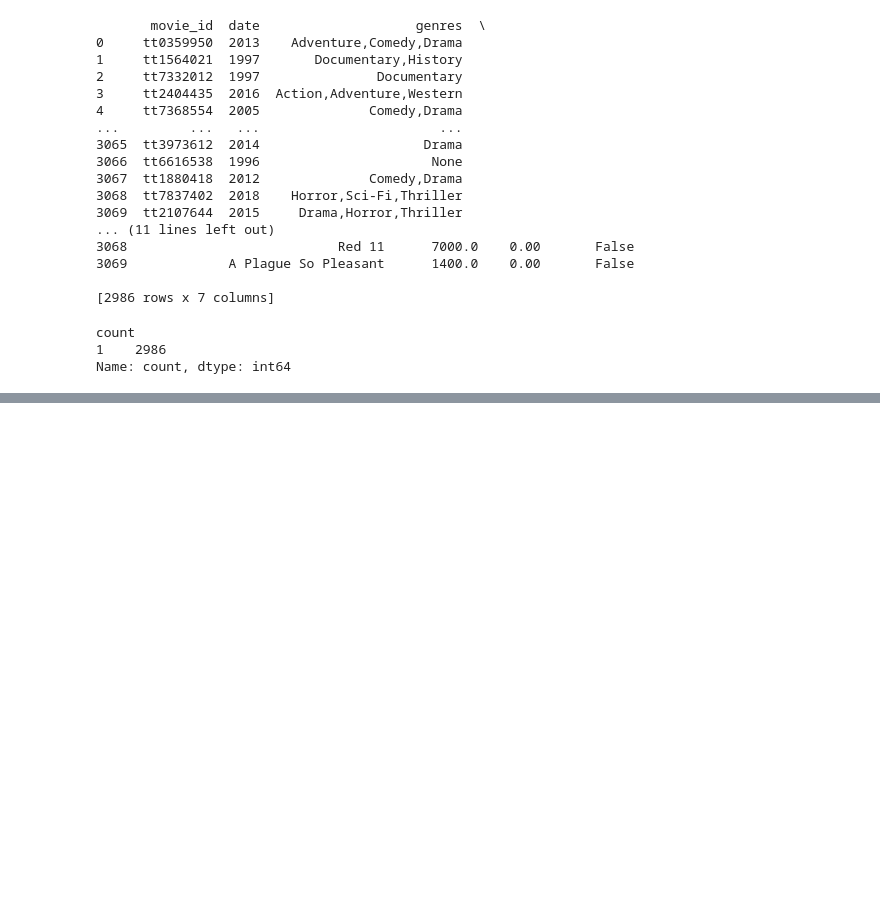
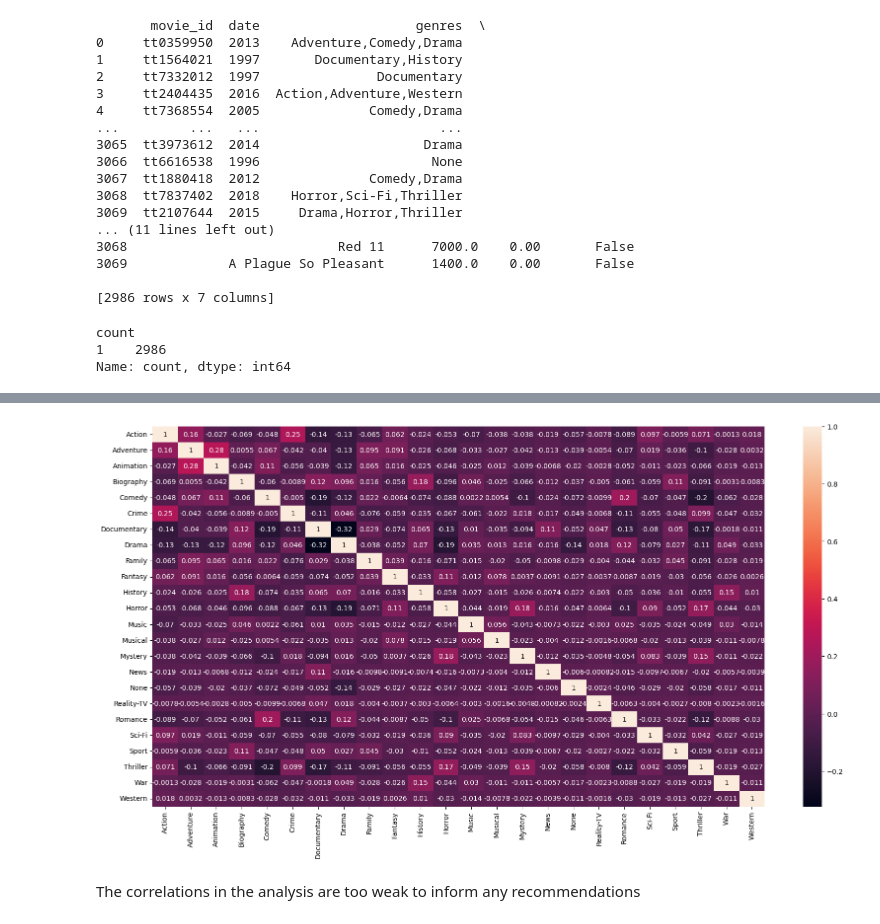
Before and after one commit to WKalawi/DTS-Phase-1-Project, a Jupyter notebook: PhaseOneProject.ipynb, the cells around one changed output, grey strips where cells are left out. Saved outputs shown, nothing was run; the diff lists cells and outputs as text; code cells hidden in the pictures; blank space fills up the shorter version.

```diff
--- a/PhaseOneProject.ipynb
+++ b/PhaseOneProject.ipynb
@@ -538,0 +567,2 @@ Name: count, dtype: int64
+# %%
+genredf['genres'] = genredf['genres'].map(lambda x: 'None' if pd.isnull(x) else x)
@@ -538,0 +571,7 @@ Name: count, dtype: int64
+# %%
+genredf['genres'] = genredf['genres'].map(lambda x: 'None' if pd.isnull(x) else x)
+
+# Creating a boolean DataFrame for genres
+boolean_df = genredf['genres'].str.get_dummies(',').astype(bool)
+
+boolean_df
@@ -538,0 +592,9 @@ Name: count, dtype: int64
+# %%
+fig, ax = plt.subplots(figsize=(20, 10))
+sns.heatmap(boolean_df.corr(), ax=ax, annot=True)
+
+plt.show()
+# %% [output]
+[figure, added]
+# %% [markdown]
+The correlations in the analysis are too weak to inform any recommendations
```
Also changed, not shown: parts of 5 cells of this notebook.
